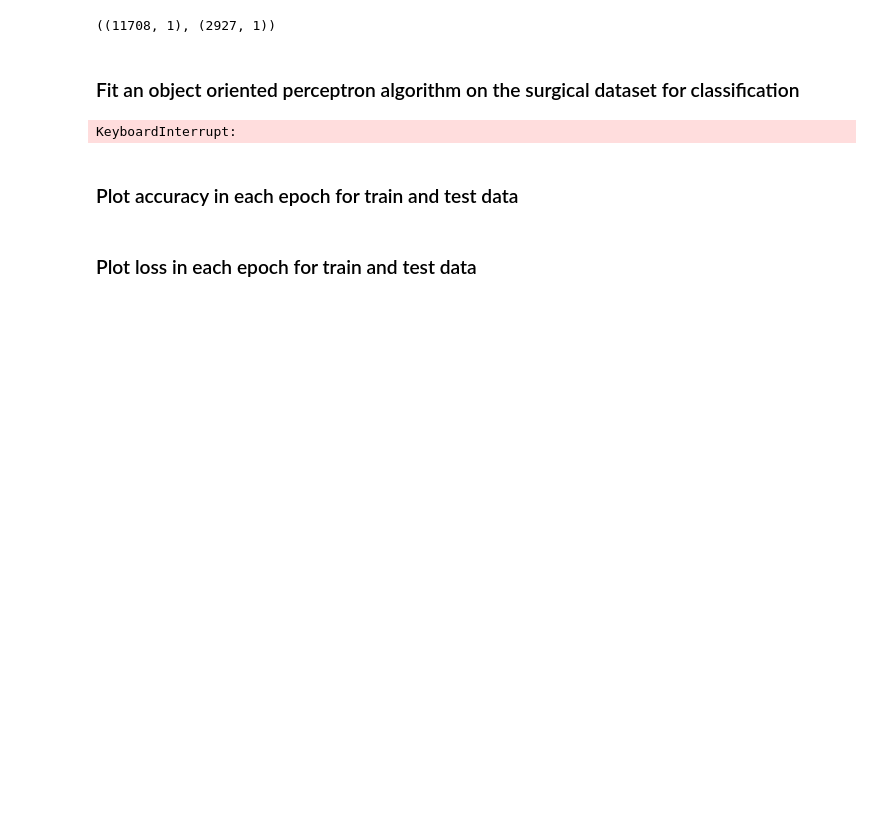
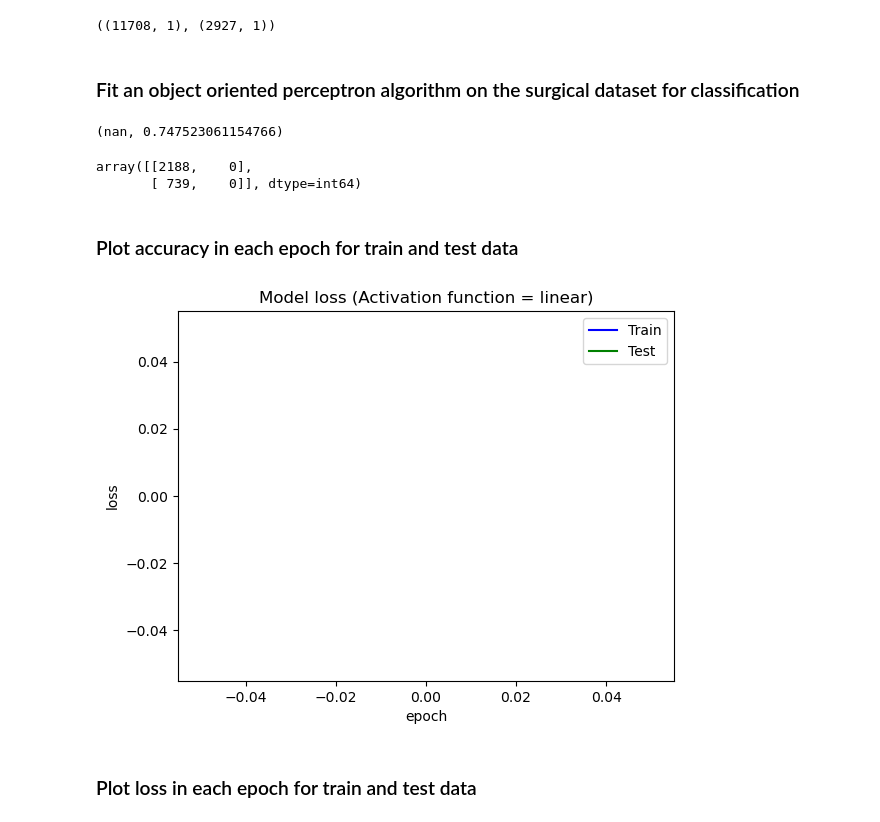
Before and after one commit to FahimeMirveisi/PyLearn7_MachineLearning_Projects, a Jupyter notebook: Assignment47(6.7 Perceptron)/class_code47(Surgical_classification).ipynb, the cells around one changed output. Saved outputs shown, nothing was run; the diff lists cells and outputs as text; code cells hidden in the pictures; blank space fills up the shorter version.

```diff
--- a/Assignment47(6.7 Perceptron)/class_code47(Surgical_classification).ipynb
+++ b/Assignment47(6.7 Perceptron)/class_code47(Surgical_classification).ipynb
@@ -61,29 +61,34 @@ Y_train.shape, Y_test.shape
 # %% [markdown]
 ### Fit an object oriented perceptron algorithm on the surgical dataset for classification
 # %%
-model = Perceptron(learning_rate=0.001, input_length=X_train.shape[1], function='sigmoid')
+model = Perceptron(learning_rate=0.001, input_length=X_train.shape[1], function='linear')
 loss_train, acc_train, loss_test, acc_test = model.fit(X_train, Y_train, X_test, Y_test, epochs=256)
-# %% [output]
-KeyboardInterrupt:
 # %%
 model.evaluate(X_test, Y_test)
+# %% [output]
+(nan, 0.747523061154766)
 # %%
 Y_pred = model.predict(X_test)
 Y_pred = np.where(Y_pred > 0.5, 1, 0)
 # %%
 from sklearn.metrics import confusion_matrix
 confusion_matrix(Y_test, Y_pred)
+# %% [output]
+array([[2188,    0],
+       [ 739,    0]], dtype=int64)
 # %% [markdown]
 ### Plot accuracy in each epoch for train and test data
 # %%
 plt.plot(loss_train, '-', color='blue')
 plt.plot(loss_test, '-', color='green')
 plt.xlabel('epoch')
 plt.ylabel('loss')
 plt.legend(['Train', 'Test'])
-plt.title('Model loss (Activation function = sigmoid)')
+plt.title('Model loss (Activation function = linear)')
 
 plt.show()
+# %% [output]
+[figure, added]
 # %% [markdown]
 ### Plot loss in each epoch for train and test data
 # %%
```
Also changed, not shown: parts of 1 cell of this notebook, 3 other files.
